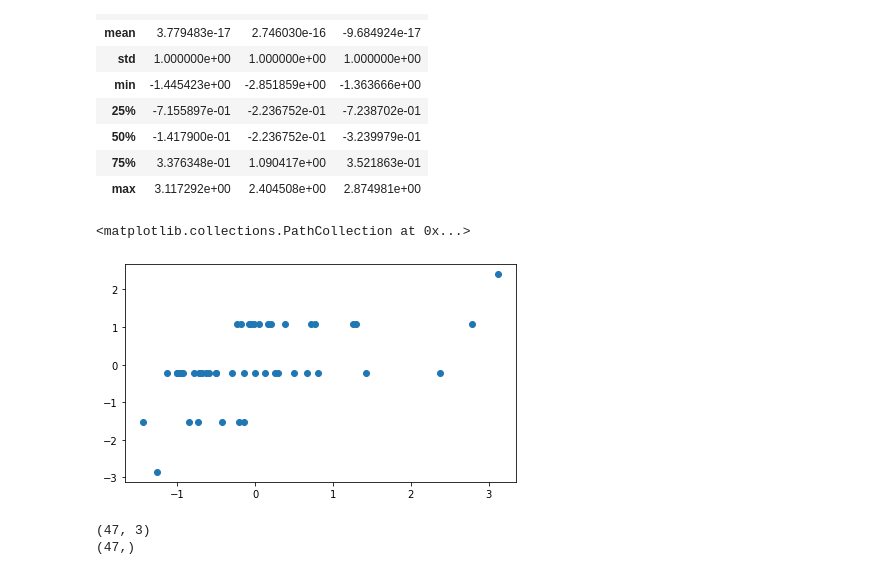
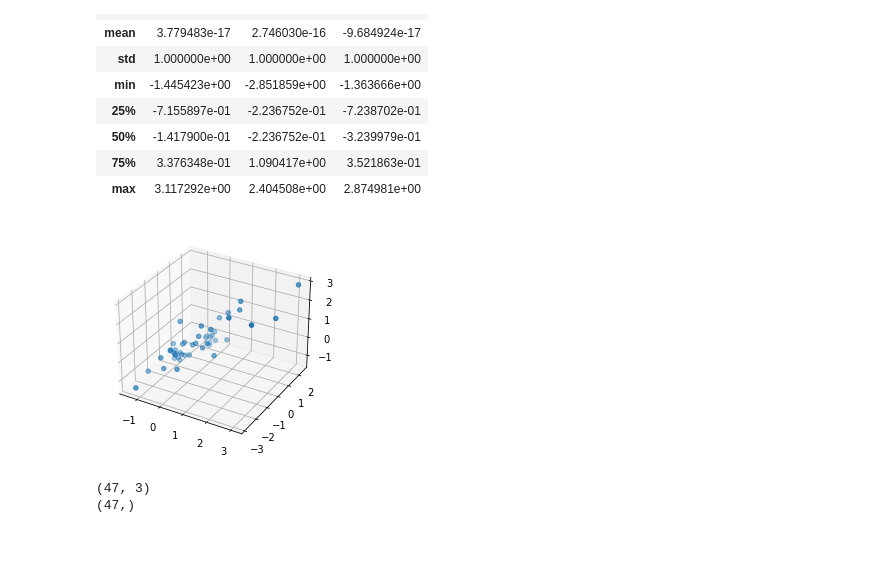
Before and after one commit to hmilanowski/CPS_ML, a Jupyter notebook: lab3.ipynb, the cells around one changed output. Cells and saved outputs as stored; diff of their text form; code cells hidden in the pictures; blank space fills up the shorter version.

```diff
--- a/lab3.ipynb
+++ b/lab3.ipynb
@@ -157,12 +157,12 @@ data2.describe()
 | 75% | 3.376348e-01 | 1.090417e+00 | 3.521863e-01 |
 | max | 3.117292e+00 | 2.404508e+00 | 2.874981e+00 |
 # %%
-fig, ax = plt.subplots(1, 1, figsize=(7,4))
-
-ax.scatter(data2['Size'], data2['Bedrooms'])
+fig = plt.figure()
+ax = plt.axes(projection='3d')
+ax.scatter3D(data2['Size'], data2['Bedrooms'], data2['Price'])
+plt.show()
 # %% [output]
-<matplotlib.collections.PathCollection at 0x...>
-[figure, old version]
+[figure, new version]
 # %%
 data2.insert(0, "Ones", np.ones(data2.shape[0], dtype=int), True)
 X2 = data2[['Ones', 'Size', 'Bedrooms']]
```
Also changed, not shown: parts of 8 cells of this notebook.
